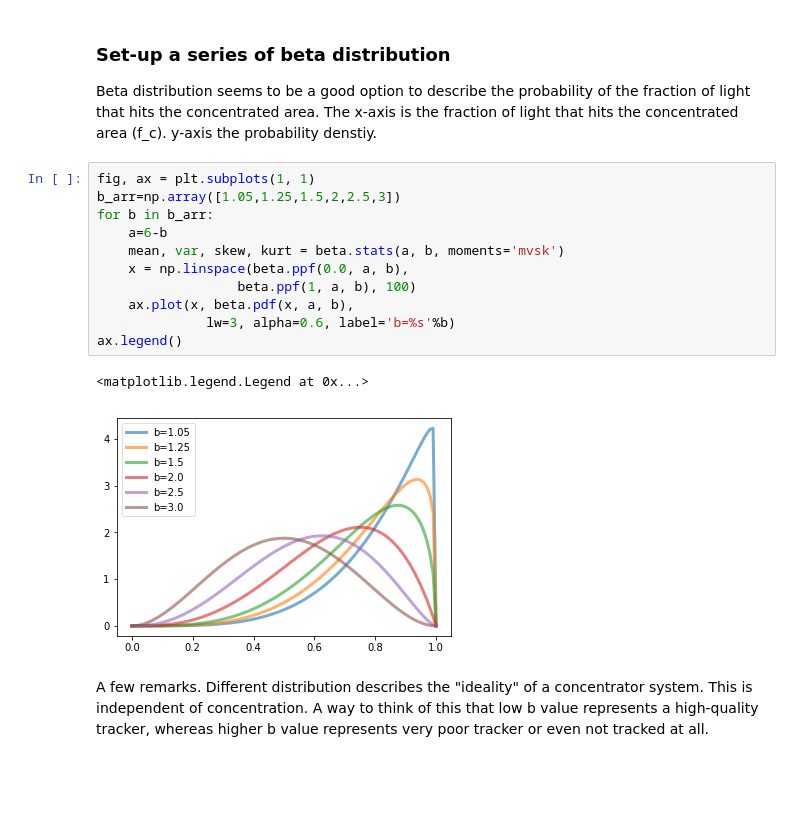
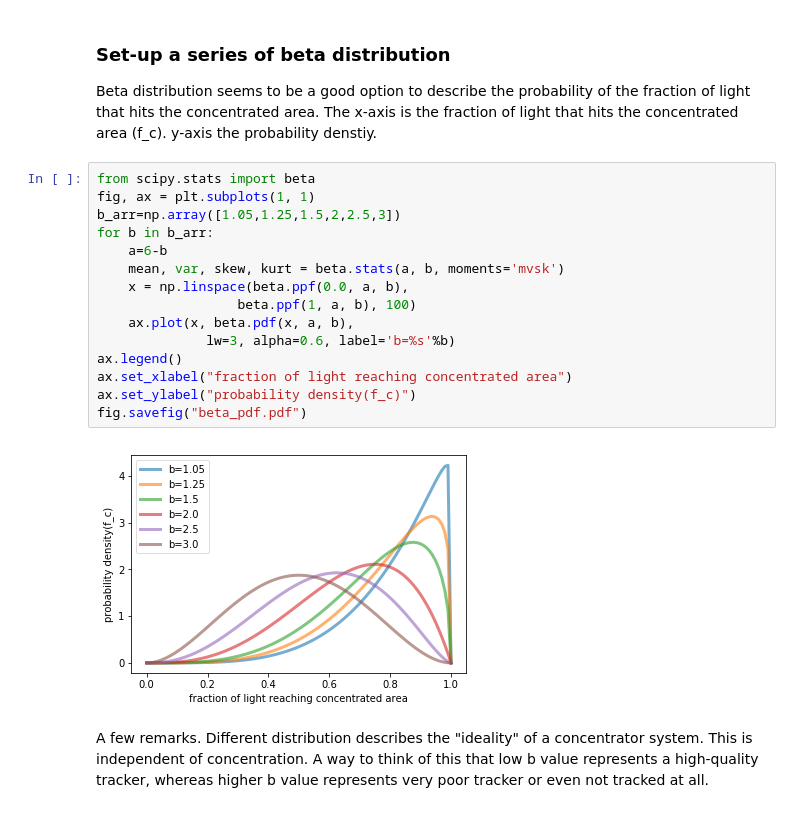
Before and after one commit to kanhua/pypvcell, a Jupyter notebook: examples/PCSC calculation/Naive PCSC v3.ipynb, the cells around one changed output. Saved outputs shown, nothing was run; the diff lists cells and outputs as text; blank space fills up the shorter version.

```diff
--- a/examples/PCSC calculation/Naive PCSC v3.ipynb
+++ b/examples/PCSC calculation/Naive PCSC v3.ipynb
@@ -170,19 +198,22 @@ plt.show()
 ### Set-up a series of beta distribution
 Beta distribution seems to be a good option to describe the probability of the fraction of light that hits the concentrated area. The x-axis is the fraction of light that hits the concentrated area (f_c). y-axis the probability denstiy.
 # %%
+from scipy.stats import beta
 fig, ax = plt.subplots(1, 1)
 b_arr=np.array([1.05,1.25,1.5,2,2.5,3])
 for b in b_arr:
     a=6-b
     mean, var, skew, kurt = beta.stats(a, b, moments='mvsk')
     x = np.linspace(beta.ppf(0.0, a, b),
                   beta.ppf(1, a, b), 100)
     ax.plot(x, beta.pdf(x, a, b),
               lw=3, alpha=0.6, label='b=%s'%b)
 ax.legend()
+ax.set_xlabel("fraction of light reaching concentrated area")
+ax.set_ylabel("probability density(f_c)")
+fig.savefig("beta_pdf.pdf")
 # %% [output]
-<matplotlib.legend.Legend at 0x...>
-[figure, old version]
+[figure, new version]
 # %% [markdown]
 A few remarks. Different distribution describes the "ideality" of a concentrator system. This is independent of concentration. A way to think of this that low b value represents a high-quality tracker, whereas higher b value represents very poor tracker or even not tracked at all.
 # %% [markdown]
```
Also changed, not shown: parts of 20 cells of this notebook, 6 other files.
